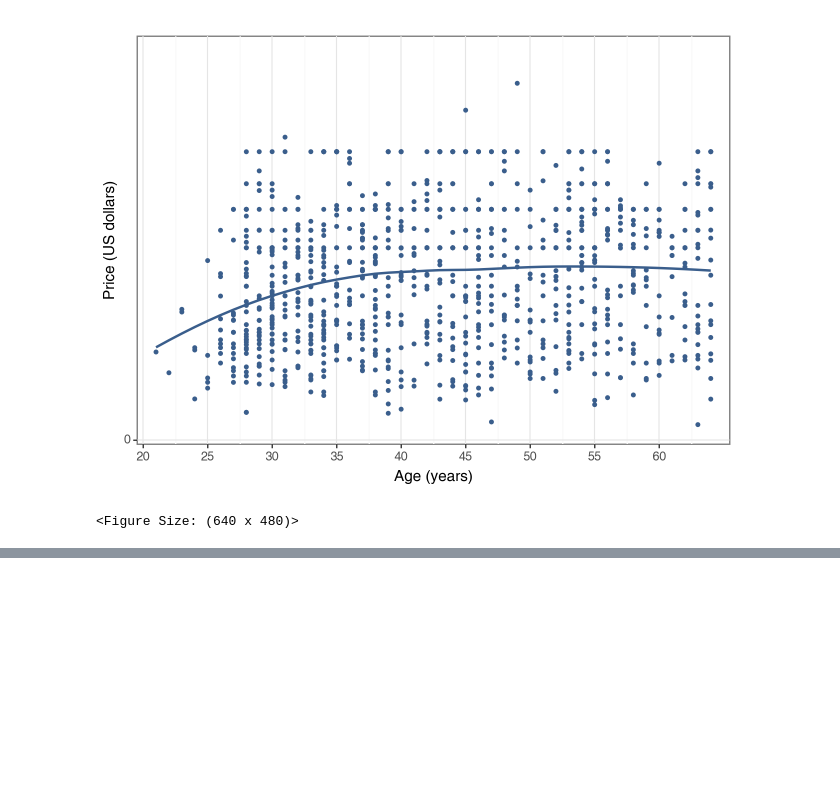
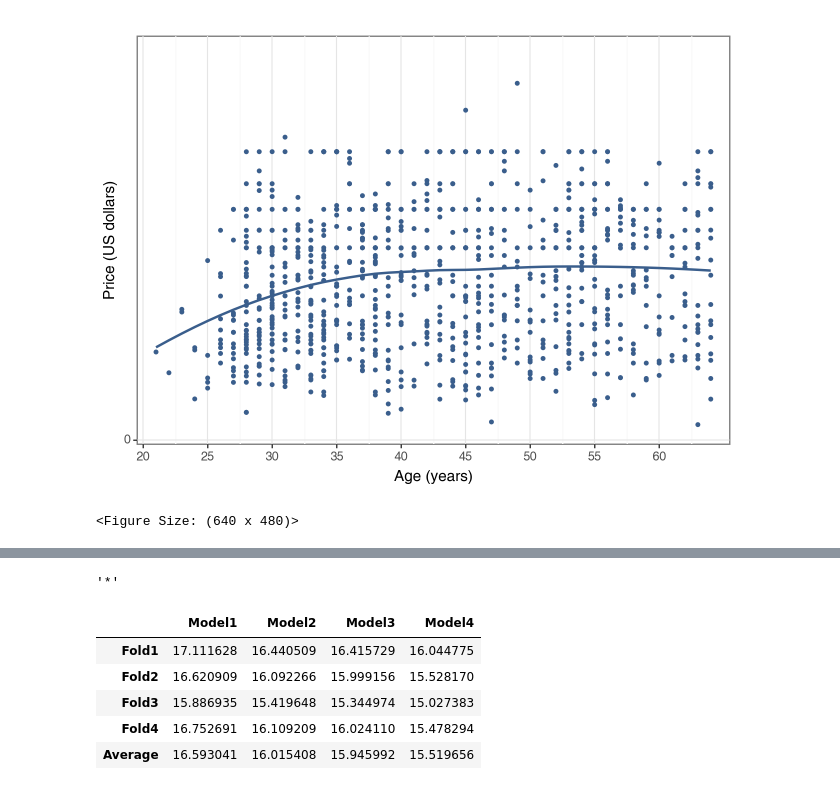
Before and after one commit to mateschieszler/DA3_A1, a Jupyter notebook: DA3-A1_code.ipynb, the cells around one changed output, grey strips where cells are left out. Drawn from its saved outputs; the diff is of its cells as text; code cells hidden in the pictures; blank space fills up the shorter version.

```diff
--- a/DA3-A1_code.ipynb
+++ b/DA3-A1_code.ipynb
@@ -569,0 +644,10 @@ sns.regplot(
+# %%
+models = [reg1, reg2, reg3, reg4]
+robustcov_results=[]
+
+for i, model in enumerate(models):
+    result=model.get_robustcov_results(cov_type='HC1').summary()
+    robustcov_results.append(result)
+    print()
+    print(f'Regression: reg{i+1}')
+    print(result)
@@ -569,0 +735,6 @@ sns.regplot(
+# %%
+from sklearn.model_selection import KFold
+k = KFold(n_splits=4, shuffle=False, random_state=None)
+# %%
+for train_index, test_index in k.split(data):
+    print(train_index, '\n', '\n', test_index, '\n')
@@ -569,0 +759,4 @@ sns.regplot(
+# %%
+chr(42)
+# %% [output]
+'*'
@@ -569,0 +803,30 @@ sns.regplot(
+# %%
+cv1 = cv_reg("w~age+agesq + female", data, k, "HC0")
+cv2 = cv_reg(
+    "w~age+agesq + ed_other + ed_MA + ed_Pro + ed_Phd + white + afram + asian + hisp + othernonw",
+    data,
+    k,
+    "HC0",
+)
+cv3 = cv_reg(
+    "w~age+agesq + ed_other + ed_MA + ed_Pro + ed_Phd + white + afram + asian + hisp + othernonw + child0 + child1 + child2 + child3 + child4pl",
+    data,
+    k,
+    "HC0",
+)
+cv4 = cv_reg(
+    "w~age+agesq + ed_other + ed_MA + ed_Pro + ed_Phd + white + afram + asian + hisp + othernonw + child0 + child1 + child2 + child3 + child4pl + married + divorced + wiwowed + nevermar + nonUSborn + fedgov + stagov + locgov + nonprof + forprof + union",
+    data,
+    k,
+    "HC0",
+)
+cv_list = [cv1, cv2, cv3, cv4]
+# %%
+summarize_cv(cv_list)
+# %% [output]
+|  | Model1 | Model2 | Model3 | Model4 |
+| Fold1 | 17.111628 | 16.440509 | 16.415729 | 16.044775 |
+| Fold2 | 16.620909 | 16.092266 | 15.999156 | 15.528170 |
+| Fold3 | 15.886935 | 15.419648 | 15.344974 | 15.027383 |
+| Fold4 | 16.752691 | 16.109209 | 16.024110 | 15.478294 |
+| Average | 16.593041 | 16.015408 | 15.945992 | 15.519656 |
```
Also changed, not shown: parts of 18 cells of this notebook, 2 other files.
